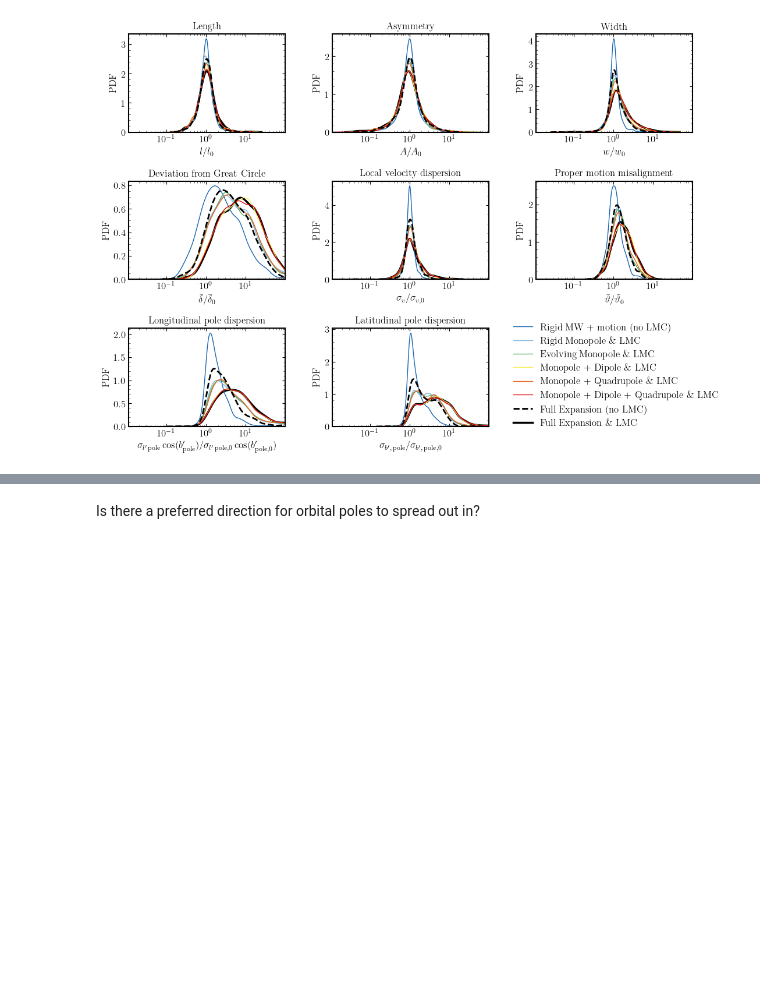
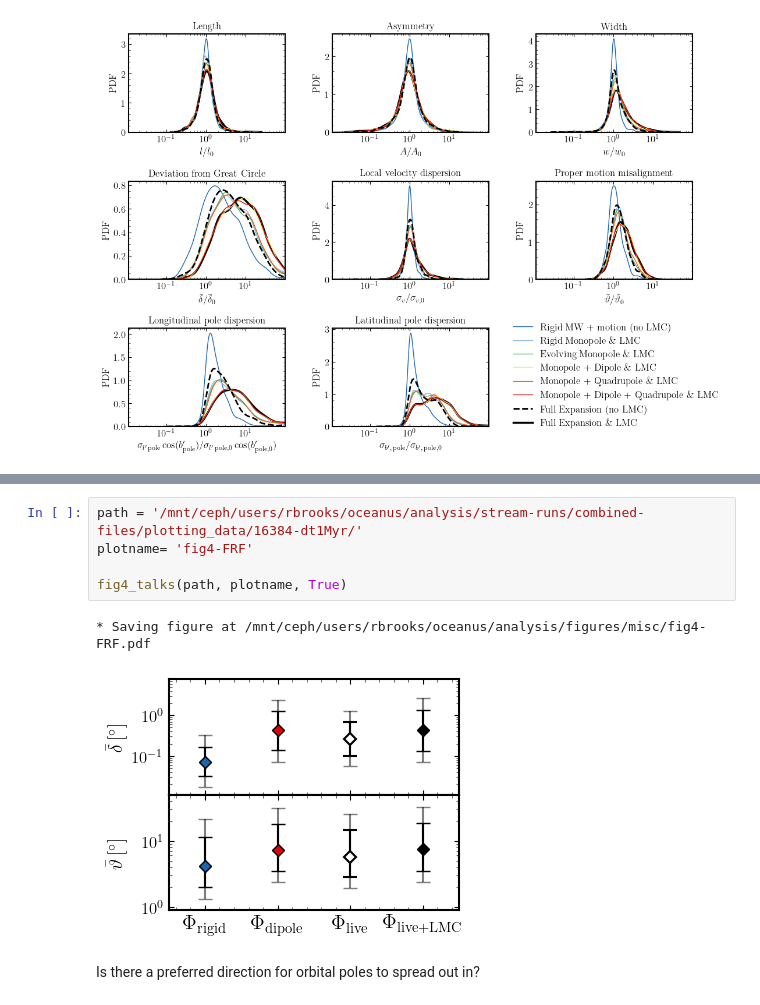
Before and after one commit to dc-broo3/oceanus, a Jupyter notebook: analysis/datamining.ipynb, the cells around one changed output, grey strips where cells are left out. Drawn from its saved outputs; the diff is of its cells as text; blank space fills up the shorter version.

```diff
--- a/analysis/datamining.ipynb
+++ b/analysis/datamining.ipynb
@@ -899,3 +1250,11 @@ PDF_ratios(path, plotname, True)
+# %%
+path = '/mnt/ceph/users/rbrooks/oceanus/analysis/stream-runs/combined-files/plotting_data/16384-dt1Myr/'
+plotname= 'fig4-FRF'
+
+fig4_talks(path, plotname, True)
+# %% [output]
+* Saving figure at /mnt/ceph/users/rbrooks/oceanus/analysis/figures/misc/fig4-FRF.pdf
+[figure, added]
 # %% [markdown]
 Is there a preferred direction for orbital poles to spread out in?
 # %%
```
Also changed, not shown: parts of 12 cells of this notebook, 2 other files.
